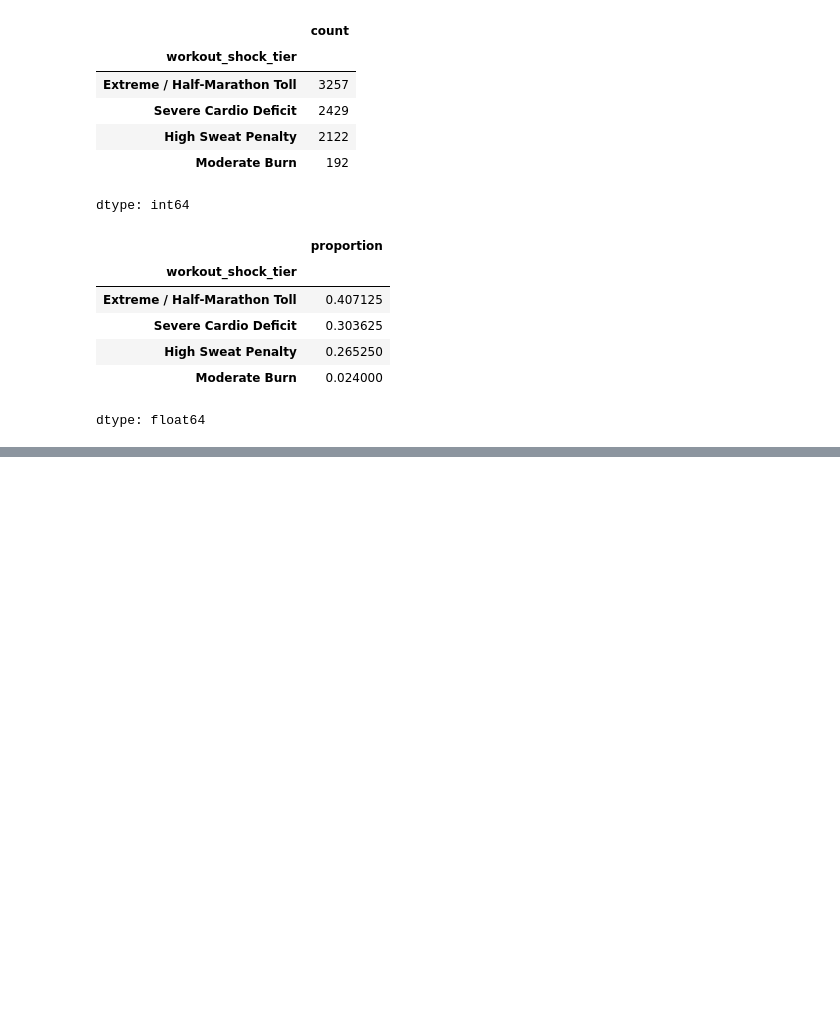
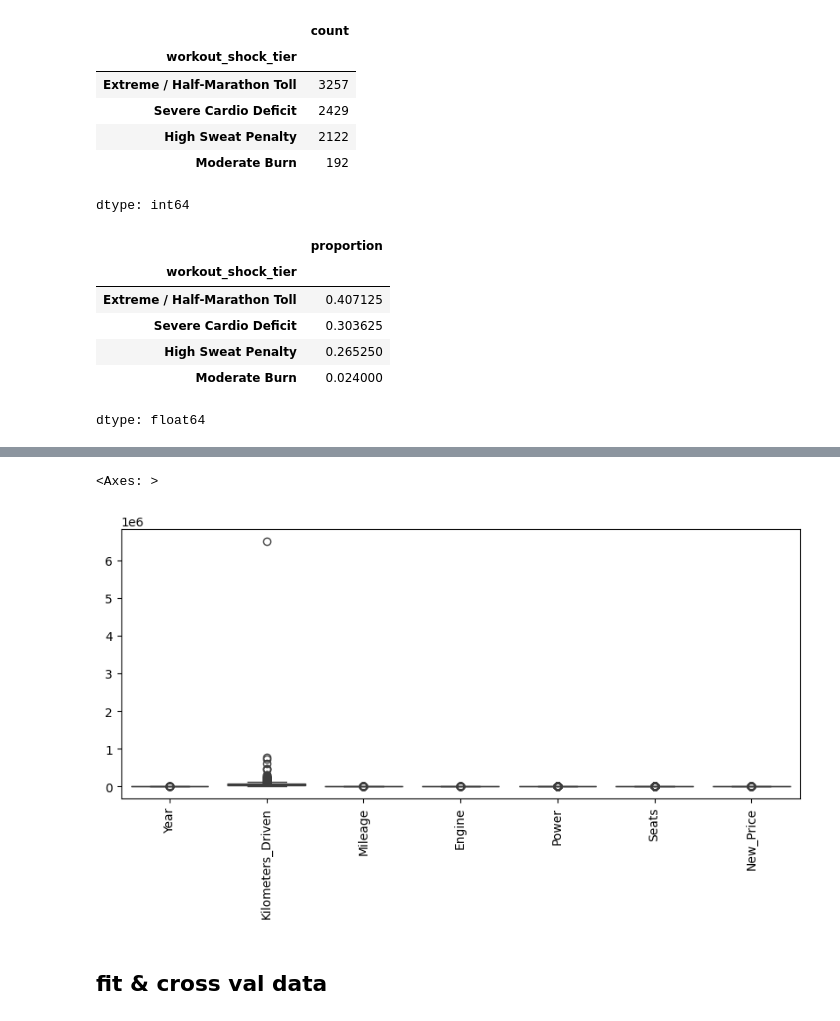
Before and after one commit to fernandyan/MyGoogleColab, a Jupyter notebook: fernand_flask2.ipynb, the cells around one changed output, grey strips where cells are left out. Cells and saved outputs as stored; diff of their text form; code cells hidden in the pictures; blank space fills up the shorter version.

Commit message:
Criado usando o Colab car price

```diff
--- a/fernand_flask2.ipynb
+++ b/fernand_flask2.ipynb
@@ -299,0 +360,33 @@ dtype: float64
+# %%
+# 1. Remove 'km' and spaces, replace the thousands separator with nothing, and replace the decimal comma with a decimal point
+df['New_Price'] = (
+    df['New_Price']
+    .str.replace(' Lakh', '', regex=False)
+    .str.replace(' Cr', '', regex=False)  # Remove o ponto de milhar
+    .str.replace(',', '.', regex=False)  # Troca a vírgula decimal por ponto
+    .str.strip()
+)
+# 2. Convert to float
+df['New_Price'] = pd.to_numeric(df['New_Price'])
+# %%
+# 1. Remove 'km' and spaces, replace the thousands separator with nothing, and replace the decimal comma with a decimal point
+df['Engine'] = (
+    df['Engine']
+    .str.replace(' CC', '', regex=False)
+    .str.replace(' Cr', '', regex=False)  # Remove o ponto de milhar
+    .str.replace(',', '.', regex=False)  # Troca a vírgula decimal por ponto
+    .str.strip()
+)
+# 2. Convert to float
+df['Engine'] = pd.to_numeric(df['Engine'])
+# %%
+# 1. Remove 'km' and spaces, replace the thousands separator with nothing, and replace the decimal comma with a decimal point
+df['Power'] = (
+    df['Power']
+    .str.replace(' bhp', '', regex=False)
+    .str.replace(' Cr', '', regex=False)  # Remove o ponto de milhar
+    .str.replace(',', '.', regex=False)  # Troca a vírgula decimal por ponto
+    .str.strip()
+)
+# 2. Convert to float
+df['Power'] = pd.to_numeric(df['Power'], errors='coerce')
@@ -299,0 +443,3 @@ dtype: float64
+# %%
+X = df.drop(columns=['Unnamed: 0','Price','Name'])
+y = df['Price']
@@ -299,0 +544,7 @@ dtype: float64
+# %%
+plt.figure(figsize=(10, 4))
+plt.xticks(rotation='vertical')  # ou rotation=90
+sns.boxplot(X)
+# %% [output]
+<Axes: >
+[figure, added]
@@ -299,0 +554,2 @@ dtype: float64
+# %% [markdown]
+## fit & cross val data
```
Also changed, not shown: parts of 30 cells of this notebook.
